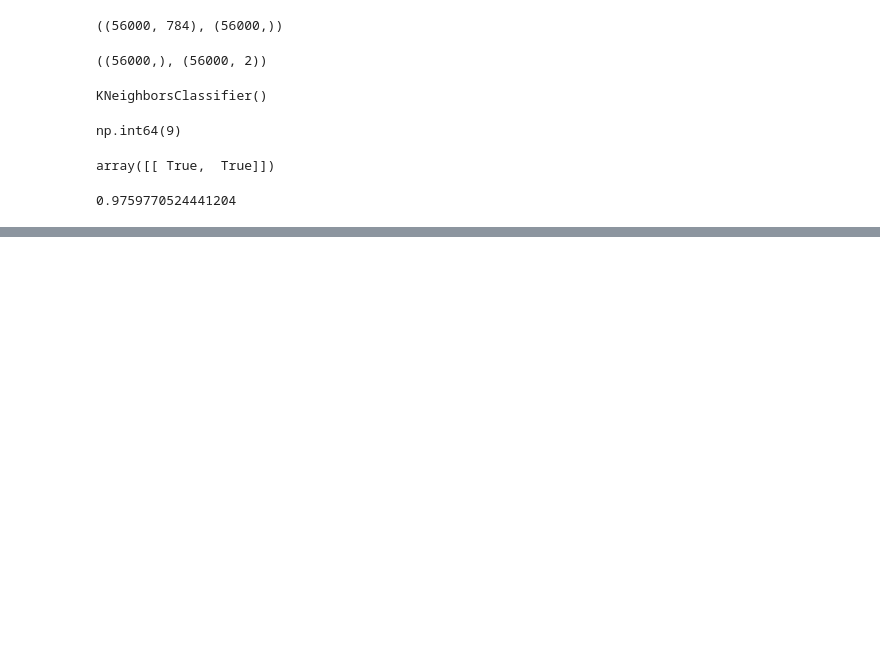
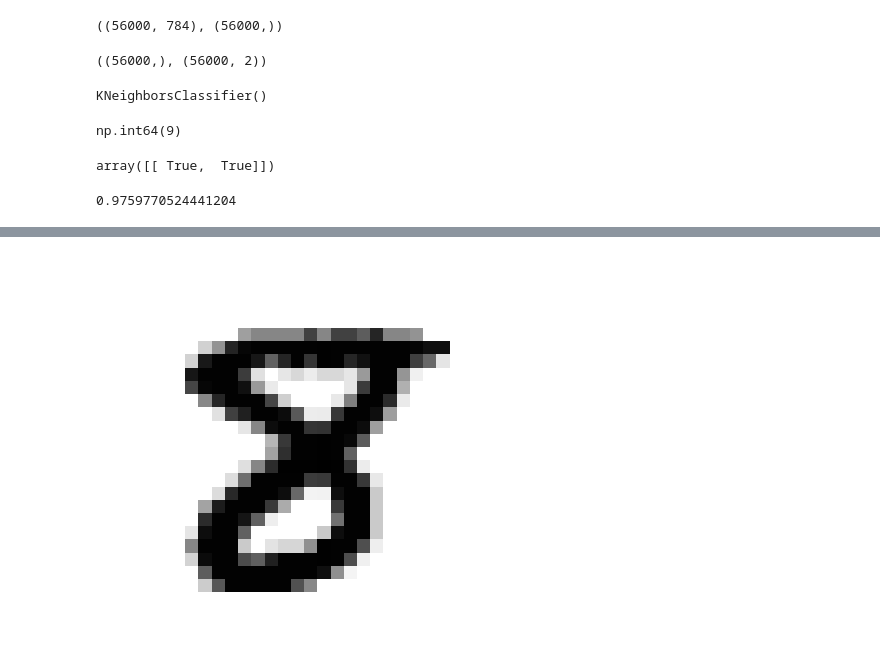
Before and after one commit to 19mddill/ML_Aurelien, a Jupyter notebook: classfication.ipynb, the cells around one changed output, grey strips where cells are left out. Saved outputs shown, nothing was run; the diff lists cells and outputs as text; code cells hidden in the pictures; blank space fills up the shorter version.

```diff
--- a/classfication.ipynb
+++ b/classfication.ipynb
@@ -882,0 +967,4 @@ f1_score(y_mutilabel,y_train_pred,average="macro")
+# %%
+plot_digit(X_test[0])
+# %% [output]
+[figure, added]
```
Also changed, not shown: parts of 17 cells of this notebook.
